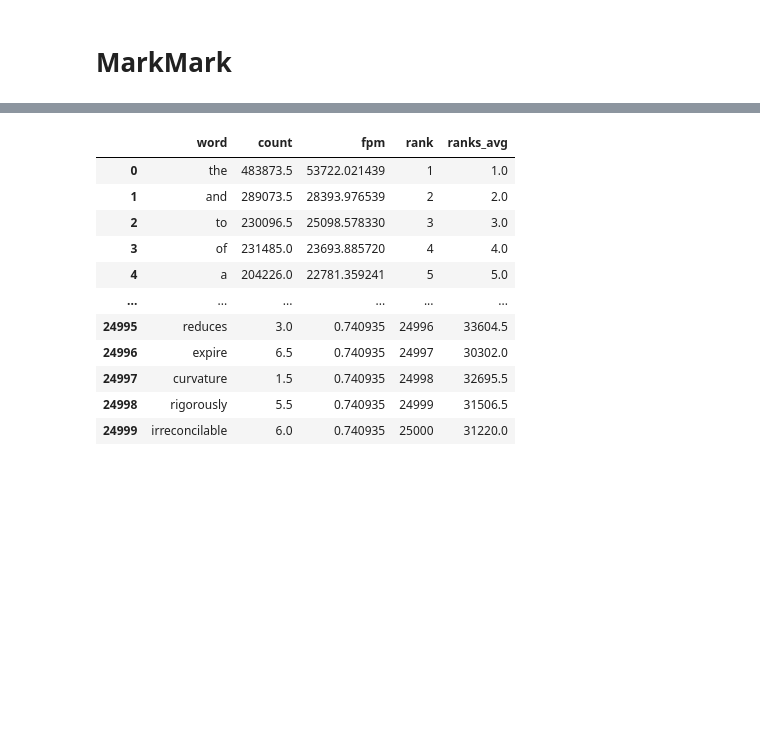
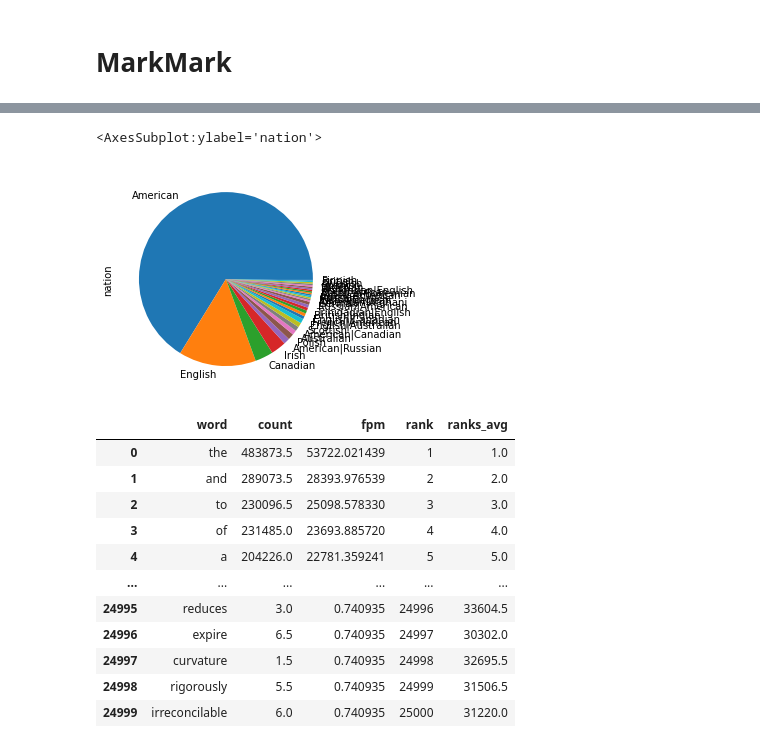
Before and after one commit to quadrismegistus/lltk, a Jupyter notebook: lltk/corpus/markmark/notebook.ipynb, the cells around one changed output, grey strips where cells are left out. Cells and saved outputs as stored; diff of their text form; code cells hidden in the pictures; blank space fills up the shorter version.

```diff
--- a/lltk/corpus/markmark/notebook.ipynb
+++ b/lltk/corpus/markmark/notebook.ipynb
@@ -74,3 +34,8 @@ C.metadata_barplot('nation',vertical=True,figsize=(8,6))
+# %%
+C.metadata.nation.value_counts().plot.pie()
+# %% [output]
+<AxesSubplot:ylabel='nation'>
+[figure, added]
 # %%
 # Top 100 words overall, as determined by `n_agg` function over `valtype`
 # Then a row for each of these 100 words in each period (`keep_periods` == True) if it's in there
```
Also changed, not shown: parts of 42 cells of this notebook, 5 other files.
